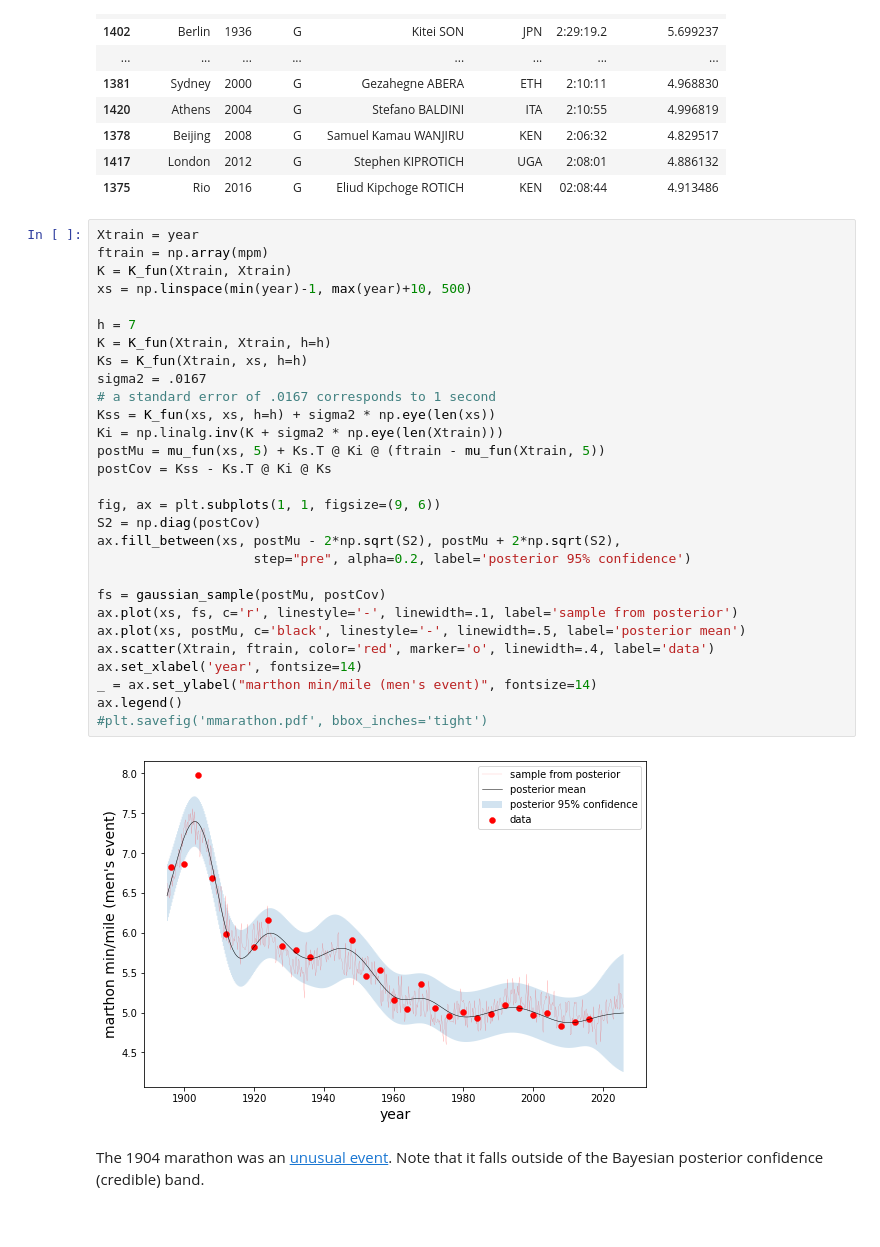
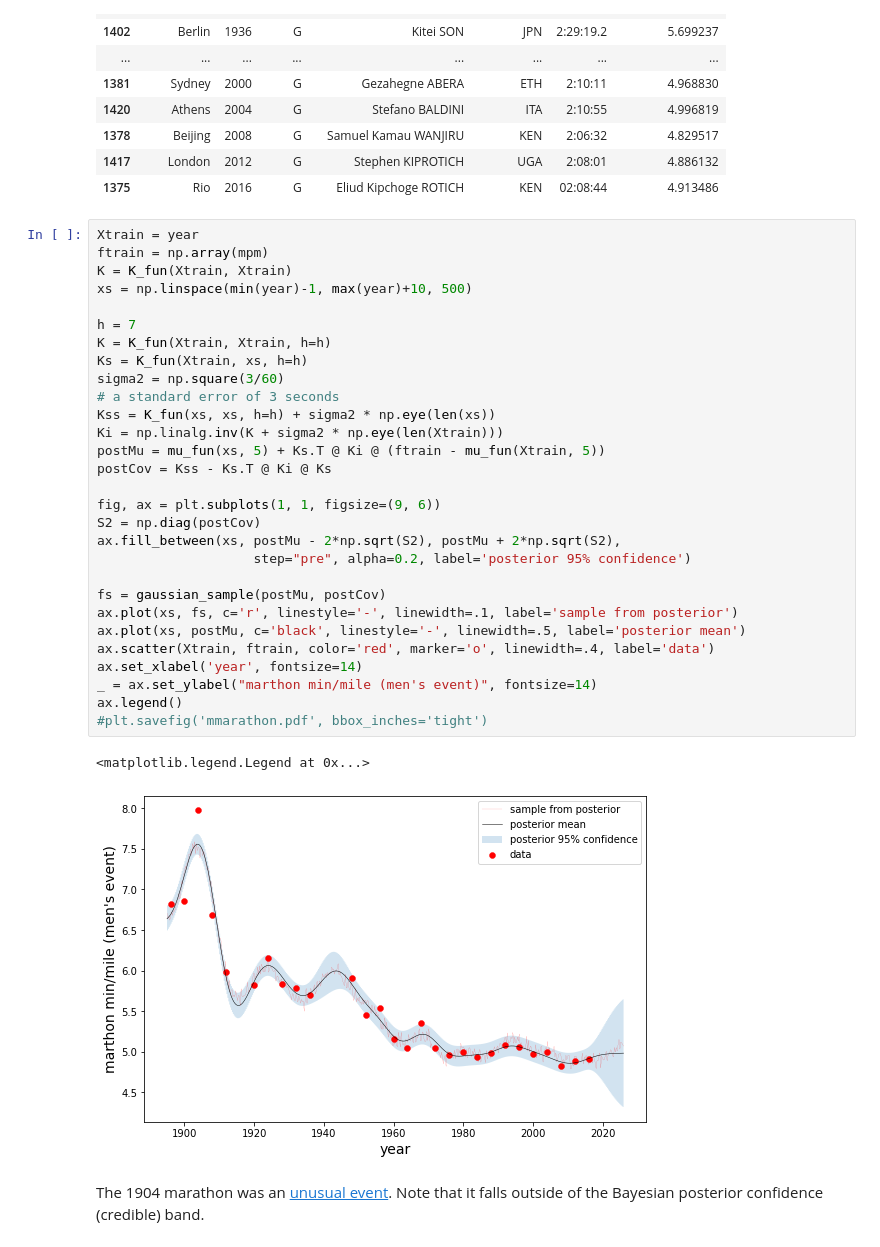
Before and after one commit to WangHaiYang874/sds365-fa23, a Jupyter notebook: demos/gaussian_processes/gp_demo.ipynb, the cells around one changed output. Drawn from its saved outputs; the diff is of its cells as text.

```diff
--- a/demos/gaussian_processes/gp_demo.ipynb
+++ b/demos/gaussian_processes/gp_demo.ipynb
@@ -216,34 +216,35 @@ marathon
 # %%
 Xtrain = year
 ftrain = np.array(mpm)
 K = K_fun(Xtrain, Xtrain)
 xs = np.linspace(min(year)-1, max(year)+10, 500)
 
 h = 7
 K = K_fun(Xtrain, Xtrain, h=h)
 Ks = K_fun(Xtrain, xs, h=h)
-sigma2 = .0167
-# a standard error of .0167 corresponds to 1 second
+sigma2 = np.square(3/60)
+# a standard error of 3 seconds
 Kss = K_fun(xs, xs, h=h) + sigma2 * np.eye(len(xs))
 Ki = np.linalg.inv(K + sigma2 * np.eye(len(Xtrain)))
 postMu = mu_fun(xs, 5) + Ks.T @ Ki @ (ftrain - mu_fun(Xtrain, 5))
 postCov = Kss - Ks.T @ Ki @ Ks
 
 fig, ax = plt.subplots(1, 1, figsize=(9, 6))
 S2 = np.diag(postCov)
 ax.fill_between(xs, postMu - 2*np.sqrt(S2), postMu + 2*np.sqrt(S2),
                     step="pre", alpha=0.2, label='posterior 95% confidence')
 
 fs = gaussian_sample(postMu, postCov)
 ax.plot(xs, fs, c='r', linestyle='-', linewidth=.1, label='sample from posterior')
 ax.plot(xs, postMu, c='black', linestyle='-', linewidth=.5, label='posterior mean')
 ax.scatter(Xtrain, ftrain, color='red', marker='o', linewidth=.4, label='data')
 ax.set_xlabel('year', fontsize=14)
 _ = ax.set_ylabel("marthon min/mile (men's event)", fontsize=14)
 ax.legend()
 #plt.savefig('mmarathon.pdf', bbox_inches='tight')
 # %% [output]
+<matplotlib.legend.Legend at 0x...>
-[figure, old version]
+[figure, new version]
 # %% [markdown]
 The 1904 marathon was an [unusual event](https://www.smithsonianmag.com/history/the-1904-olympic-marathon-may-have-been-the-strangest-ever-14910747/). Note that it falls outside of the Bayesian posterior confidence (credible) band.
 # %%
```
Also changed, not shown: parts of 3 cells of this notebook, 1 other file.
